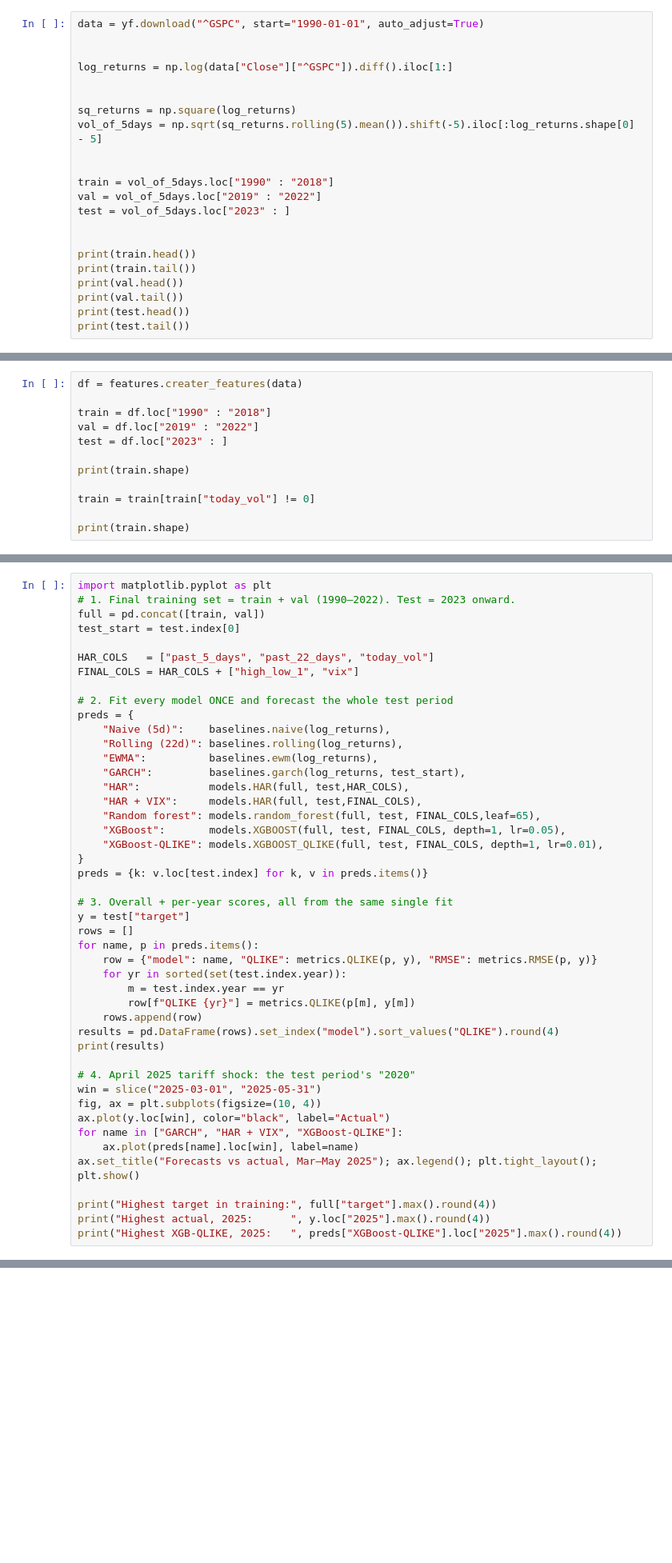
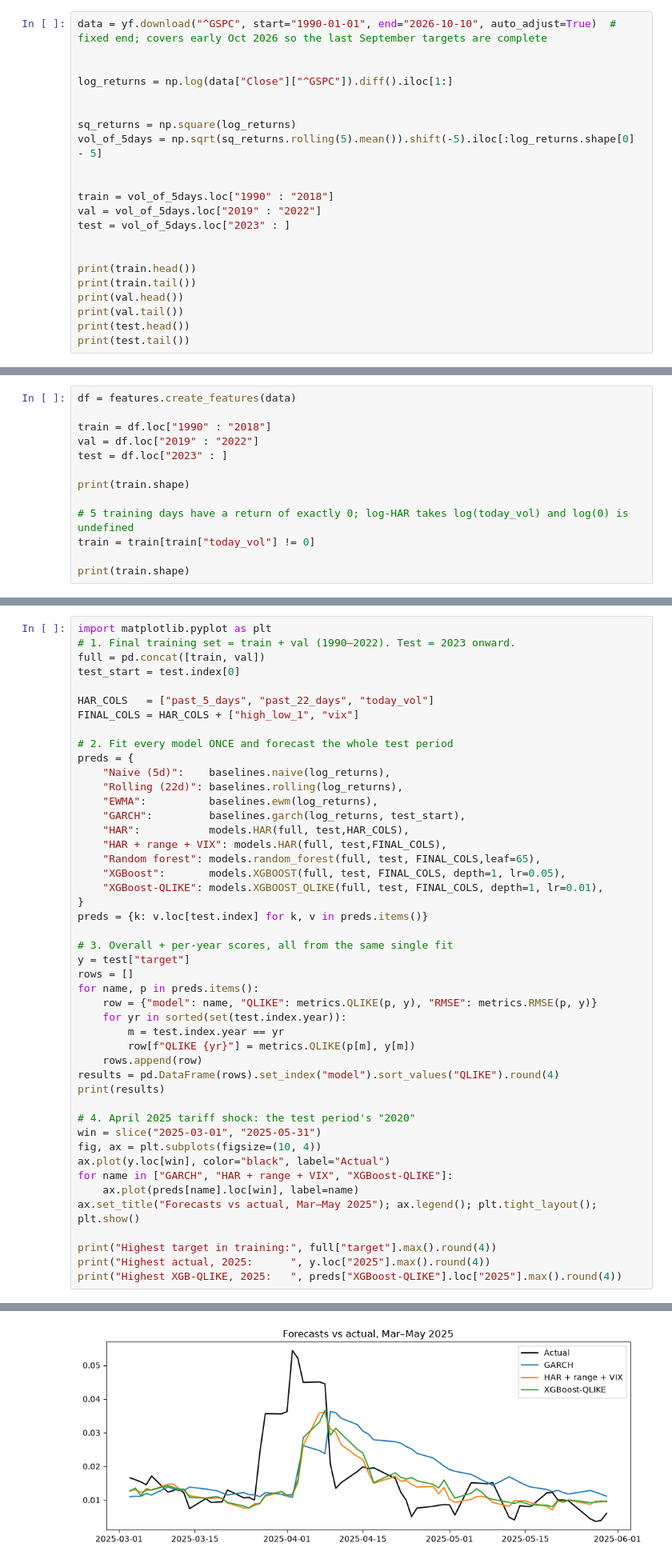
Before and after one commit to anubhavgupta121/Stock-Volatility-Forecasting, a Jupyter notebook: notebooks/checks.ipynb, the cells around one changed output, grey strips where cells are left out. Shown at 80% size. Saved outputs shown, nothing was run; the diff lists cells and outputs as text; blank space fills up the shorter version.

```diff
--- a/notebooks/checks.ipynb
+++ b/notebooks/checks.ipynb
@@ -30,7 +38,7 @@ print([name for name in dir(baselines) if not name.startswith("_")])
 # %% [markdown]
 Data and Baselines
 # %%
-data = yf.download("^GSPC", start="1990-01-01", auto_adjust=True)
+data = yf.download("^GSPC", start="1990-01-01", end="2026-10-10", auto_adjust=True)  # fixed end; covers early Oct 2026 so the last September targets are complete
 
 
 log_returns = np.log(data["Close"]["^GSPC"]).diff().iloc[1:]
@@ -79,7 +144,7 @@ print(metrics.QLIKE(ewm,val))
 # %% [markdown]
 Train-Validation-Test Split
 # %%
-df = features.creater_features(data)
+df = features.create_features(data)
 
 train = df.loc["1990" : "2018"]
 val = df.loc["2019" : "2022"]
@@ -87,6 +152,7 @@ test = df.loc["2023" : ]
 
 print(train.shape)
 
+# 5 training days have a return of exactly 0; log-HAR takes log(today_vol) and log(0) is undefined
 train = train[train["today_vol"] != 0]
 
 print(train.shape)
@@ -222,7 +461,7 @@ preds = {
     "EWMA":          baselines.ewm(log_returns),
     "GARCH":         baselines.garch(log_returns, test_start),
     "HAR":           models.HAR(full, test,HAR_COLS),
-    "HAR + VIX":     models.HAR(full, test,FINAL_COLS),
+    "HAR + range + VIX": models.HAR(full, test,FINAL_COLS),
     "Random forest": models.random_forest(full, test, FINAL_COLS,leaf=65),
     "XGBoost":       models.XGBOOST(full, test, FINAL_COLS, depth=1, lr=0.05),
     "XGBoost-QLIKE": models.XGBOOST_QLIKE(full, test, FINAL_COLS, depth=1, lr=0.01),
@@ -245,10 +484,11 @@ print(results)
 win = slice("2025-03-01", "2025-05-31")
 fig, ax = plt.subplots(figsize=(10, 4))
 ax.plot(y.loc[win], color="black", label="Actual")
-for name in ["GARCH", "HAR + VIX", "XGBoost-QLIKE"]:
+for name in ["GARCH", "HAR + range + VIX", "XGBoost-QLIKE"]:
     ax.plot(preds[name].loc[win], label=name)
 ax.set_title("Forecasts vs actual, Mar–May 2025"); ax.legend(); plt.tight_layout(); plt.show()
 
 print("Highest target in training:", full["target"].max().round(4))
 print("Highest actual, 2025:      ", y.loc["2025"].max().round(4))
 print("Highest XGB-QLIKE, 2025:   ", preds["XGBoost-QLIKE"].loc["2025"].max().round(4))
+# %% [output]
@@ -254,0 +512 @@ print("Highest XGB-QLIKE, 2025:   ", preds["XGBoost-QLIKE"].loc["2025"].max().ro
+[figure, added]
```
Also changed, not shown: parts of 40 cells of this notebook, 7 other files.
